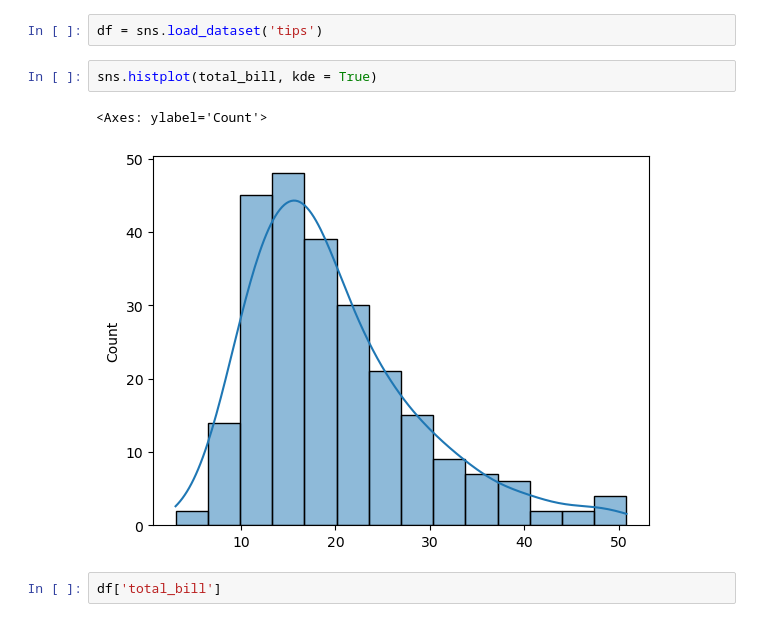
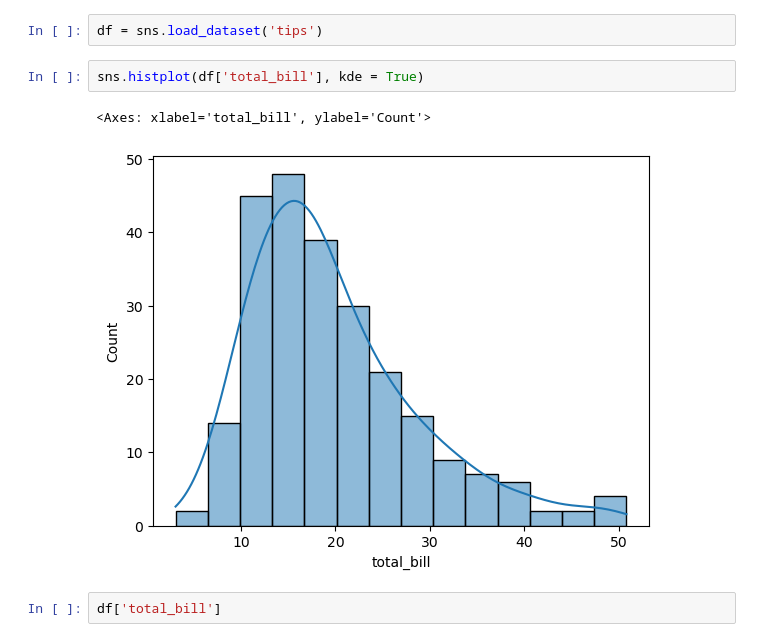
Before and after one commit to PriyankaMittha/ml-data-preparation-pipeline, a Jupyter notebook: Feature Scaling.ipynb, the cells around one changed output. Saved outputs shown, nothing was run; the diff lists cells and outputs as text.

```diff
--- a/Feature Scaling.ipynb
+++ b/Feature Scaling.ipynb
@@ -7,10 +7,10 @@ import seaborn as sns
 # %%
 df = sns.load_dataset('tips')
 # %%
-sns.histplot(total_bill, kde = True)
+sns.histplot(df['total_bill'], kde = True)
 # %% [output]
-<Axes: ylabel='Count'>
+<Axes: xlabel='total_bill', ylabel='Count'>
-[figure, old version]
+[figure, new version]
 # %%
 df['total_bill']
 # %% [output]
```
Also changed, not shown: parts of 7 cells of this notebook.
